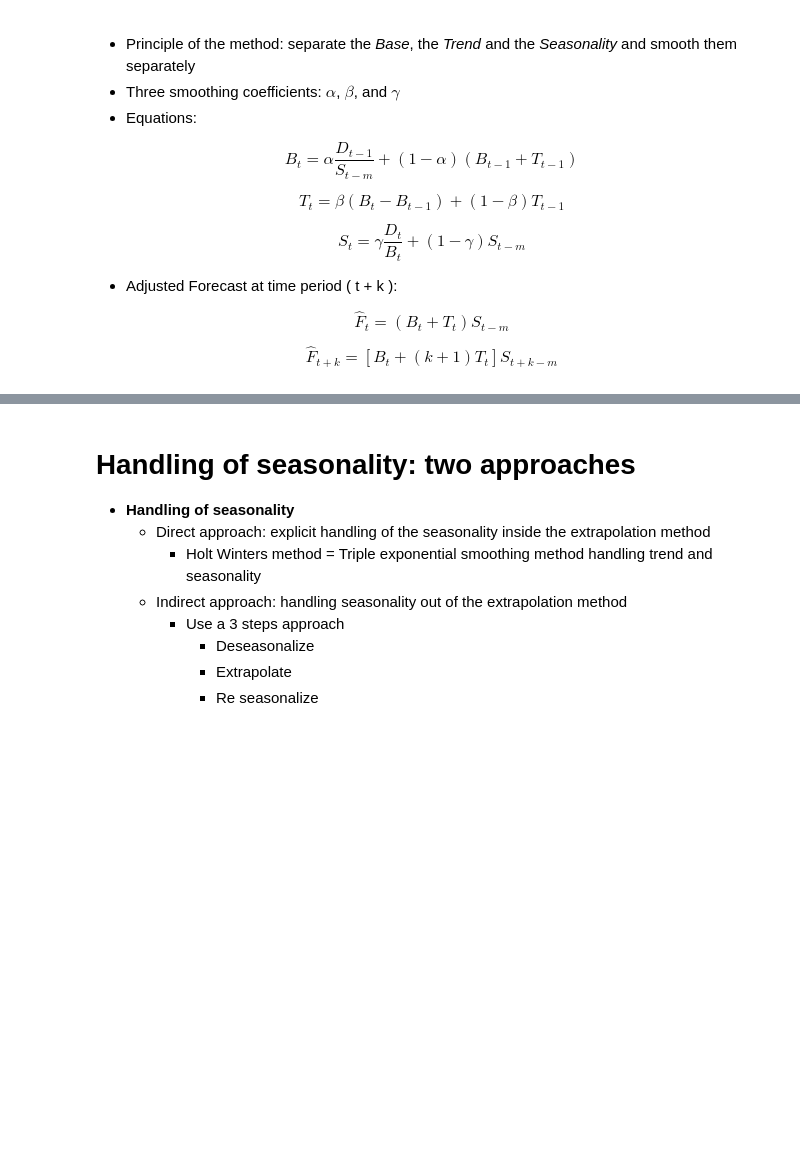
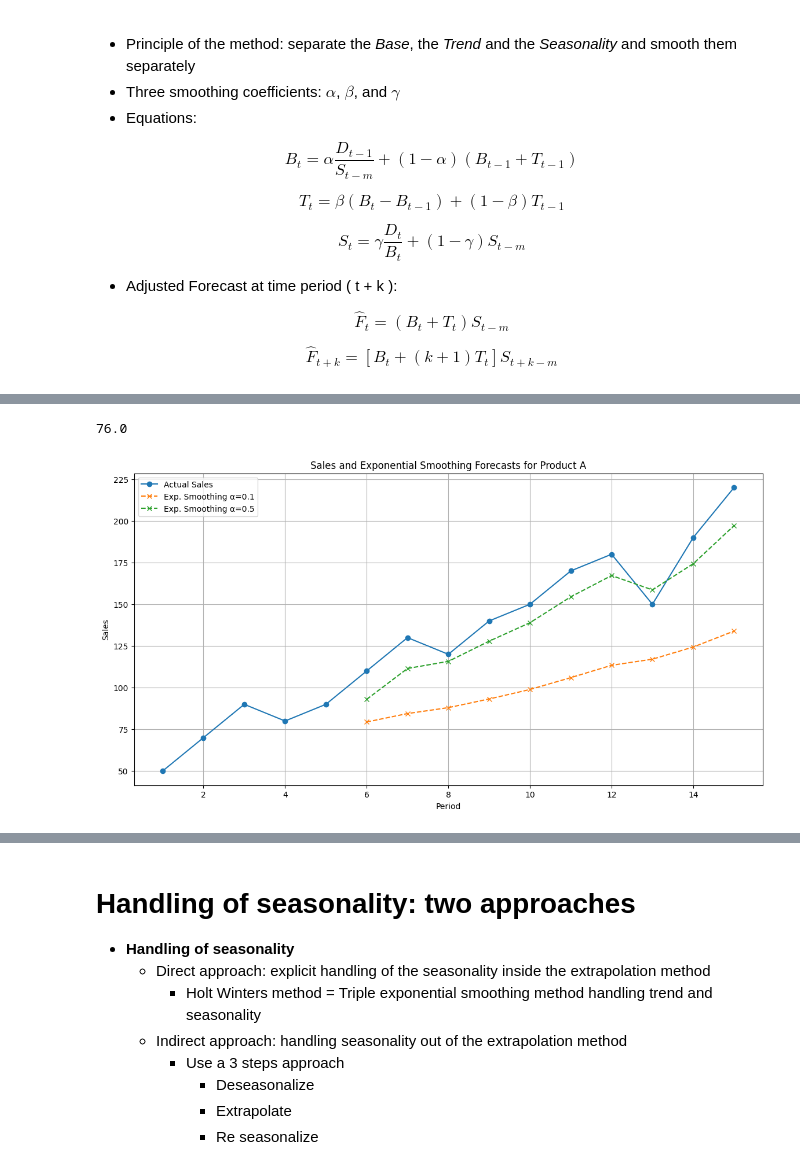
Before and after one commit to Jhonnatan7br/Business-Optmization, a Jupyter notebook: Forecasting.ipynb, the cells around one changed output, grey strips where cells are left out. Drawn from its saved outputs; the diff is of its cells as text; code cells hidden in the pictures; blank space fills up the shorter version.

```diff
--- a/Forecasting.ipynb
+++ b/Forecasting.ipynb
@@ -464,0 +530,47 @@ $$ \hat{F}_{t+k} = [B_t + (k+1)T_t] S_{t+k-m} $$
+# %%
+# Initialize the exponential smoothing forecasts
+alpha_01 = 0.1
+alpha_05 = 0.5
+
+# Initial smoothed value is the average of the first five periods
+initial_smoothed_value = sales_product_b[:5].mean()
+
+# Initialize the lists to hold the forecasts
+exp_smoothing_forecasts_01 = [initial_smoothed_value]
+exp_smoothing_forecasts_05 = [initial_smoothed_value]
+
+# Calculate the exponential smoothing forecasts
+for sale in sales_product_b[5:]:  # Start from period 6
+    new_forecast_01 = alpha_01 * sale + (1 - alpha_01) * exp_smoothing_forecasts_01[-1]
+    new_forecast_05 = alpha_05 * sale + (1 - alpha_05) * exp_smoothing_forecasts_05[-1]
+    exp_smoothing_forecasts_01.append(new_forecast_01)
+    exp_smoothing_forecasts_05.append(new_forecast_05)
+
+# Remove the initial average value used for initialization from the forecasts
+exp_smoothing_forecasts_01.pop(0)
+exp_smoothing_forecasts_05.pop(0)
+# %% [output]
+76.0
+# %%
+# Adjust the periods for the x-axis to match the sales data
+adjusted_periods = list(range(1, 16))
+
+# Plot the sales and forecasts with the correct period range
+plt.figure(figsize=(14, 7))
+plt.plot(adjusted_periods, sales_product_b, marker='o', label='Actual Sales')
+
+# Plot the forecasts starting from period 6 to 14
+plt.plot(adjusted_periods[5:], exp_smoothing_forecasts_01, marker='x', linestyle='--', label='Exp. Smoothing α=0.1')
+plt.plot(adjusted_periods[5:], exp_smoothing_forecasts_05, marker='x', linestyle='--', label='Exp. Smoothing α=0.5')
+
+# Add titles and labels
+plt.title('Sales and Exponential Smoothing Forecasts for Product A')
+plt.xlabel('Period')
+plt.ylabel('Sales')
+plt.legend()
+plt.grid(True)
+
+# Show the plot
+plt.show()
+# %% [output]
+[figure, added]
```
Also changed, not shown: parts of 13 cells of this notebook.
